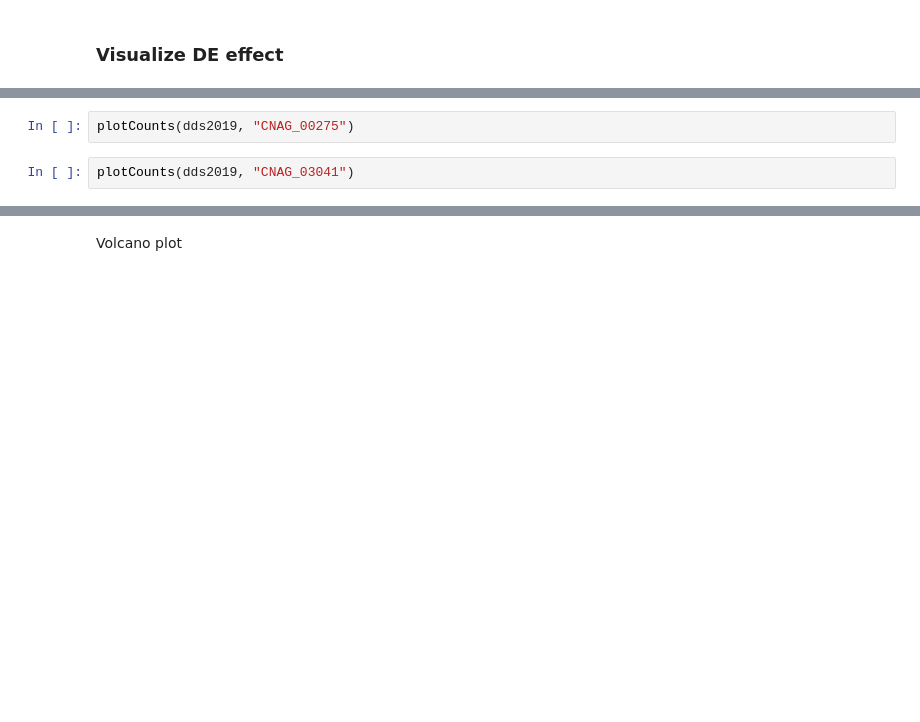
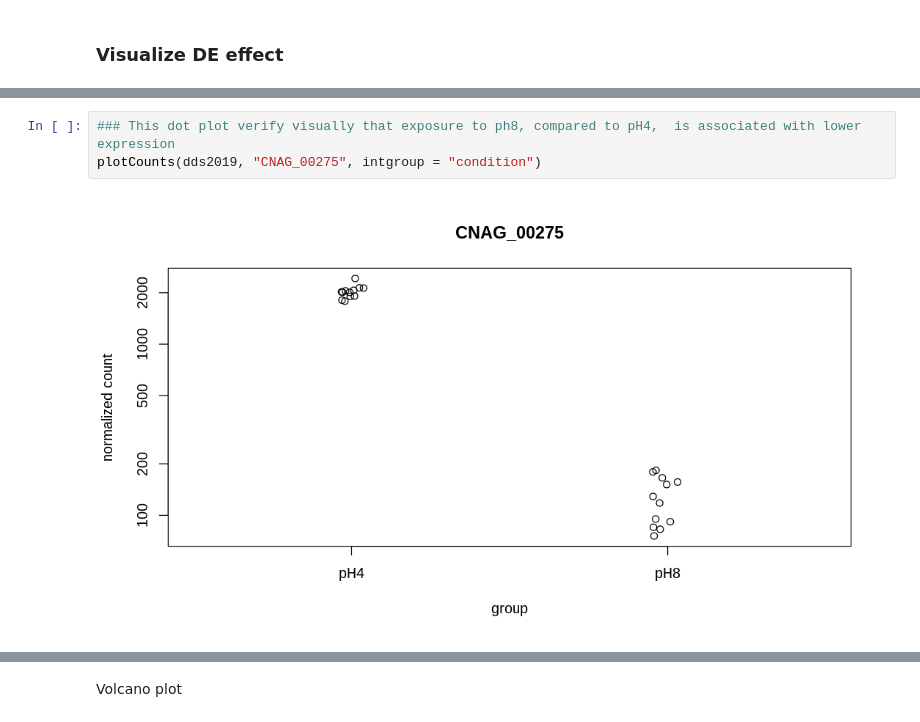
Before and after one commit to granek/testing_for_zenodo, a Jupyter notebook: bioinformatics/DESeq2/02_deseq_DE.ipynb, the cells around one changed output, grey strips where cells are left out. Saved outputs shown, nothing was run; the diff lists cells and outputs as text; blank space fills up the shorter version.

```diff
--- a/bioinformatics/DESeq2/02_deseq_DE.ipynb
+++ b/bioinformatics/DESeq2/02_deseq_DE.ipynb
@@ -289,4 +636,5 @@ results(ddsDE, tidy = TRUE) %>%
-# %%
-plotCounts(dds2019, "CNAG_00275")
-# %%
-plotCounts(dds2019, "CNAG_03041")
+# %%
+### This dot plot verify visually that exposure to ph8, compared to pH4,  is associated with lower expression
+plotCounts(dds2019, "CNAG_00275", intgroup = "condition")
+# %% [output]
+[figure, added]
```
Also changed, not shown: parts of 49 cells of this notebook.
